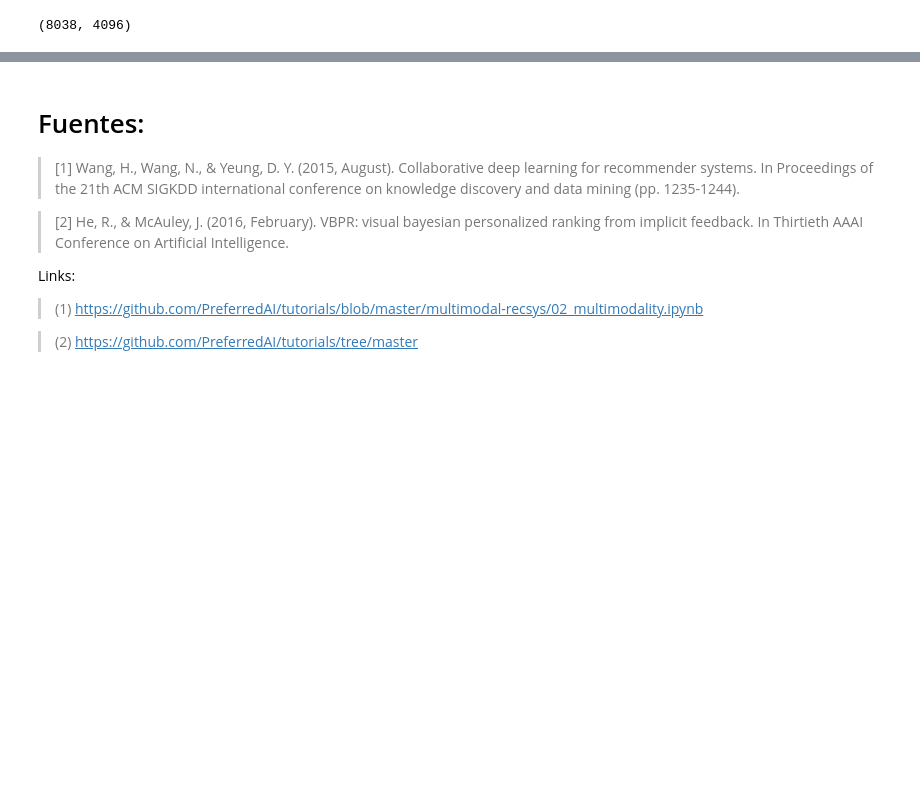
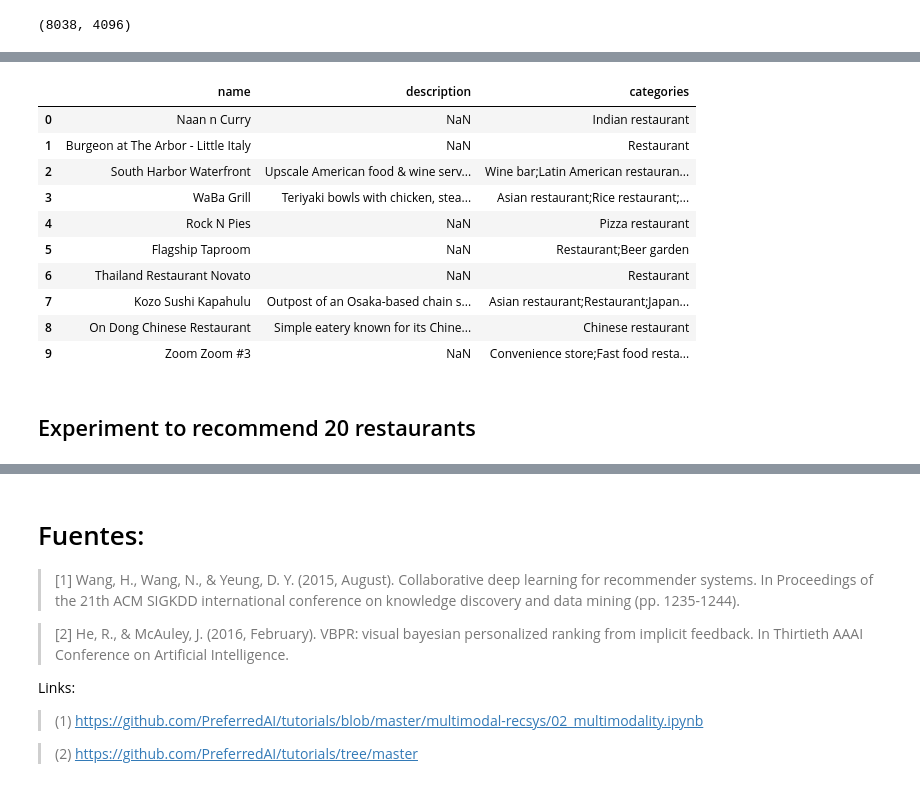
Before and after one commit to pedrozavalat/iic3633-proyecto, a Jupyter notebook: iic3633_v1_models_baselines.ipynb, the cells around one changed output, grey strips where cells are left out. Drawn from its saved outputs; the diff is of its cells as text; code cells hidden in the pictures; blank space fills up the shorter version.

```diff
--- a/iic3633_v1_models_baselines.ipynb
+++ b/iic3633_v1_models_baselines.ipynb
@@ -860,0 +1038,19 @@ vbpr = cornac.models.VBPR(
+# %%
+show_recommendations(
+    random_user,
+    get_reclist(random_user, cdl, 10)
+)
+# %% [output]
+|  | name | description | categories |
+| 0 | Naan n Curry | NaN | Indian restaurant |
+| 1 | Burgeon at The Arbor - Little Italy | NaN | Restaurant |
+| 2 | South Harbor Waterfront | Upscale American food & wine serv... | Wine bar;Latin American restauran... |
+| 3 | WaBa Grill | Teriyaki bowls with chicken, stea... | Asian restaurant;Rice restaurant;... |
+| 4 | Rock N Pies | NaN | Pizza restaurant |
+| 5 | Flagship Taproom | NaN | Restaurant;Beer garden |
+| 6 | Thailand Restaurant Novato | NaN | Restaurant |
+| 7 | Kozo Sushi Kapahulu | Outpost of an Osaka-based chain s... | Asian restaurant;Restaurant;Japan... |
+| 8 | On Dong Chinese Restaurant | Simple eatery known for its Chine... | Chinese restaurant |
+| 9 | Zoom Zoom #3 | NaN | Convenience store;Fast food resta... |
+# %% [markdown]
+## Experiment to recommend 20 restaurants
```
Also changed, not shown: parts of 42 cells of this notebook, 8 other files.
